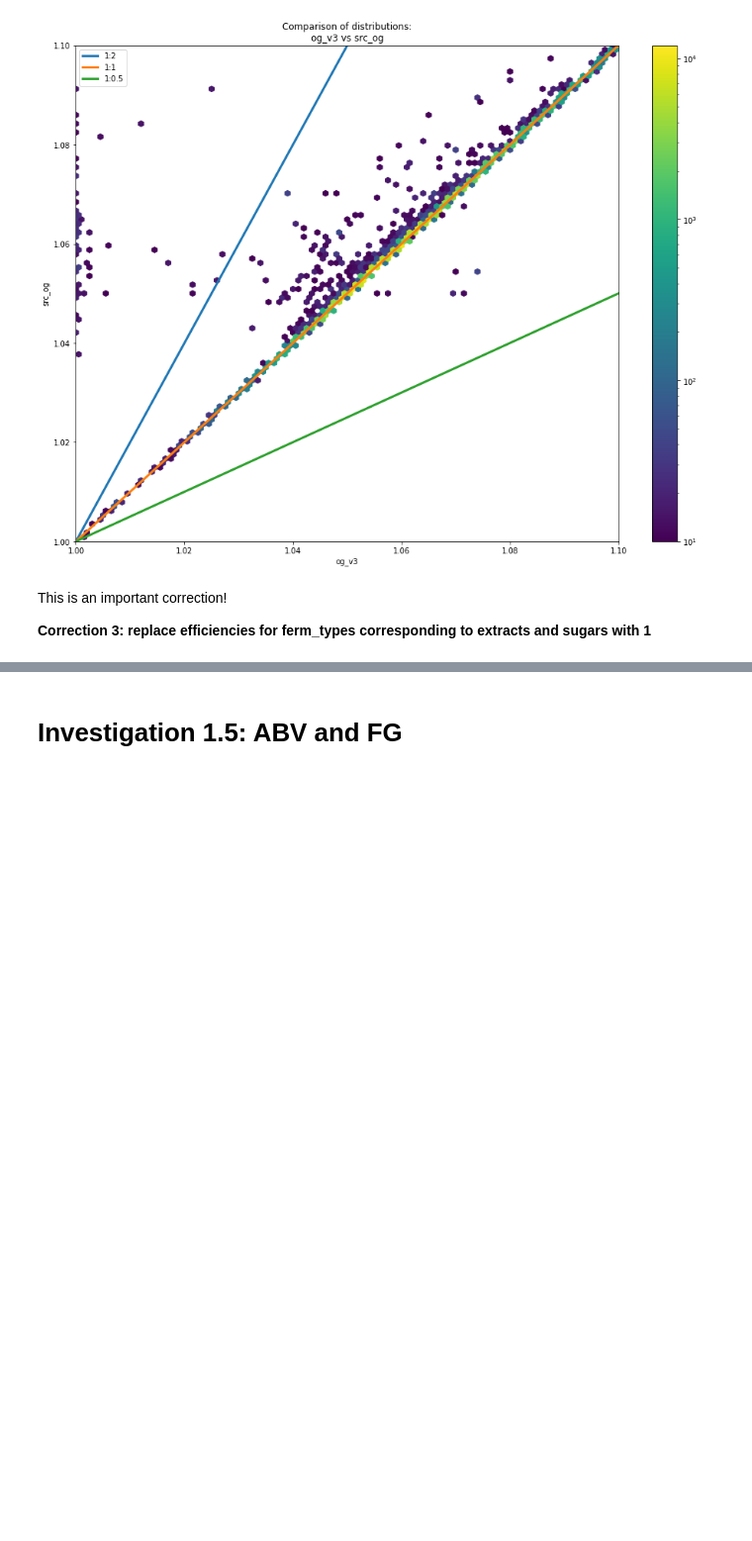
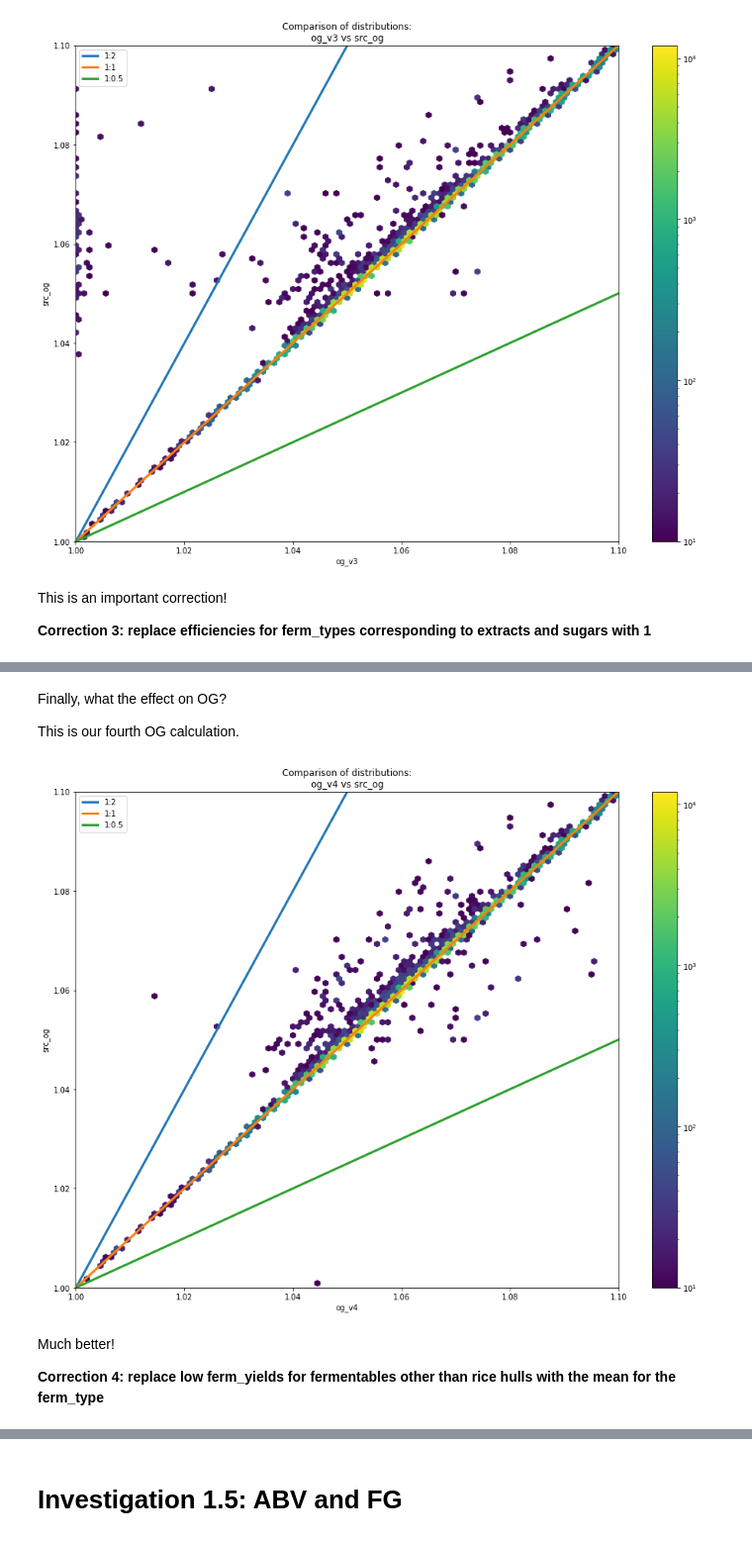
Before and after one commit to rmwoods/beer.ai, a Jupyter notebook: beer.ai/Utils_Troubleshooting.ipynb, the cells around one changed output, grey strips where cells are left out. Shown at 99% size. Saved outputs shown, nothing was run; the diff lists cells and outputs as text; code cells hidden in the pictures; blank space fills up the shorter version.

Commit message:
Finish the OG correction story. Replace low ferm_yields

```diff
--- a/beer.ai/Utils_Troubleshooting.ipynb
+++ b/beer.ai/Utils_Troubleshooting.ipynb
@@ -614,0 +552,7 @@ df[recipes_low_og].index.nunique()
+# %%
+good_ferm_yield_mask = bf["ferm_yield"] > ferm_yield_cutoff
+bad_ferm_yield_mask = bf["ferm_yield"] <= ferm_yield_cutoff
+non_rice_hulls_mask = bf["ferm_name"] != "rice hulls"
+# %%
+ferm_yield_mean = bf[good_ferm_yield_mask].groupby("ferm_type")["ferm_yield"].mean()
+ferm_yield_mean
@@ -614,0 +567,4 @@ df[recipes_low_og].index.nunique()
+# %%
+ferm_yield_ind_to_replace = bf[bad_ferm_yield_mask & non_rice_hulls_mask].index
+bf["ferm_yield_adj"] = bf["ferm_yield"]
+bf.loc[ferm_yield_ind_to_replace, "ferm_yield_adj"] = bf.loc[ferm_yield_ind_to_replace, "ferm_type"].map(ferm_yield_mean)
@@ -614,0 +588,14 @@ df[recipes_low_og].index.nunique()
+# %% [markdown]
+Finally, what the effect on OG?
+
+This is our fourth OG calculation.
+# %%
+bf["og_v4"] = og_test(bf, scale_volume_col="batch_size", ferm_yield_col="ferm_yield_adj", efficiency_col="eff_adj_mean_type", adj_factor=0.96)
+# %%
+plot_hexbin_gravity_dist(bf, "og_v4", "src_og")
+# %% [output]
+[figure, added]
+# %% [markdown]
+Much better!
+
+**Correction 4: replace low ferm_yields for fermentables other than rice hulls with the mean for the ferm_type**
```
Also changed, not shown: parts of 33 cells of this notebook.
